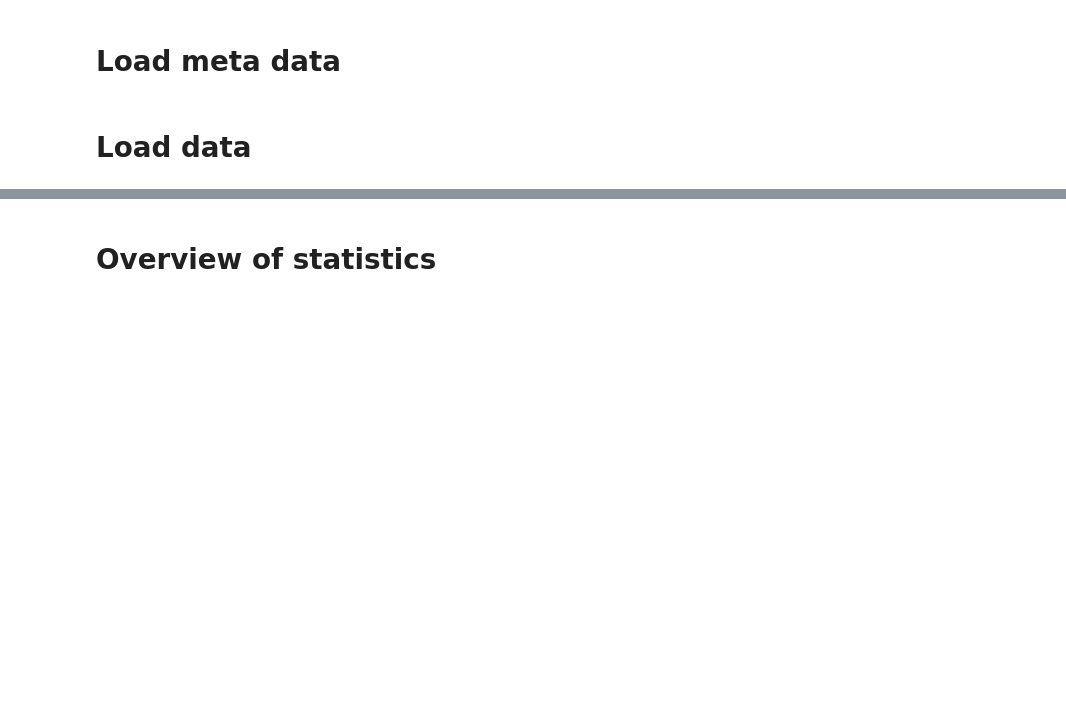
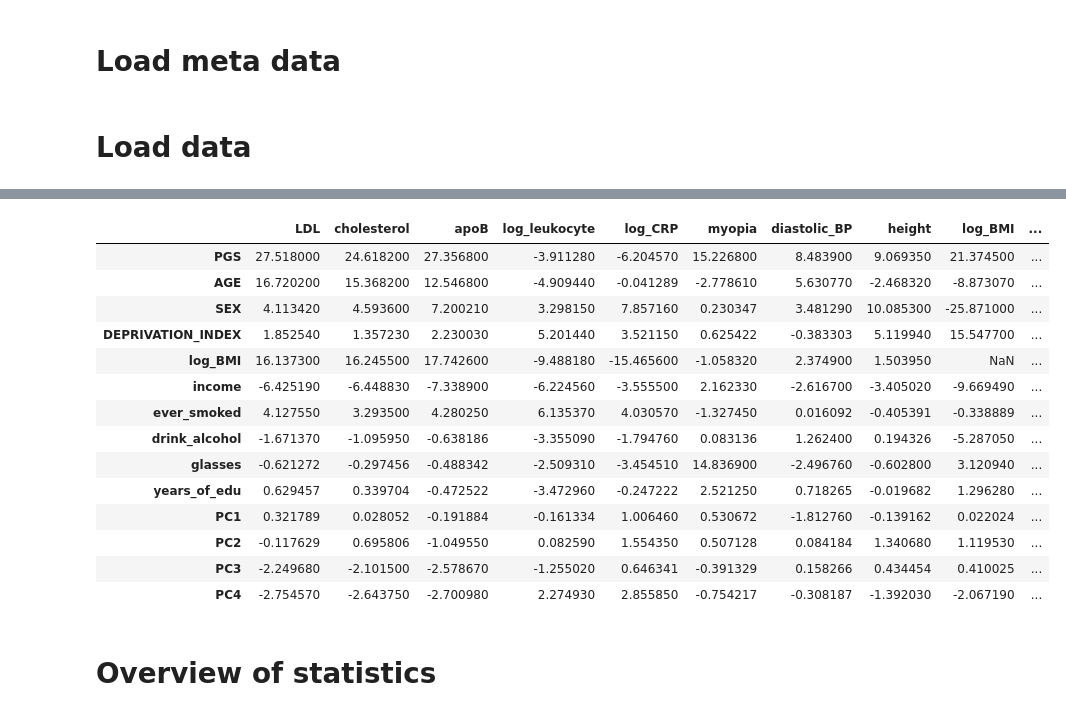
Before and after one commit to KangchengHou/calpred-manuscript, a Jupyter notebook: experiments/var-model/02-plot-overview.ipynb, the cells around one changed output, grey strips where cells are left out. Cells and saved outputs as stored; diff of their text form; code cells hidden in the pictures; blank space fills up the shorter version.

```diff
--- a/experiments/var-model/02-plot-overview.ipynb
+++ b/experiments/var-model/02-plot-overview.ipynb
@@ -63,6 +83,24 @@ for group in ["white", "other"]:
     dict_df_r2[group] = load_r2_result("../r2-diff/out/", group)[3].loc[
         :, MAIN_TRAIT_LIST
     ]
+# %%
+dict_df_sigma["joint", "white"]
+# %% [output]
+|  | LDL | cholesterol | apoB | log_leukocyte | log_CRP | myopia | diastolic_BP | height | log_BMI | ... |
+| PGS | 27.518000 | 24.618200 | 27.356800 | -3.911280 | -6.204570 | 15.226800 | 8.483900 | 9.069350 | 21.374500 | ... |
+| AGE | 16.720200 | 15.368200 | 12.546800 | -4.909440 | -0.041289 | -2.778610 | 5.630770 | -2.468320 | -8.873070 | ... |
+| SEX | 4.113420 | 4.593600 | 7.200210 | 3.298150 | 7.857160 | 0.230347 | 3.481290 | 10.085300 | -25.871000 | ... |
+| DEPRIVATION_INDEX | 1.852540 | 1.357230 | 2.230030 | 5.201440 | 3.521150 | 0.625422 | -0.383303 | 5.119940 | 15.547700 | ... |
+| log_BMI | 16.137300 | 16.245500 | 17.742600 | -9.488180 | -15.465600 | -1.058320 | 2.374900 | 1.503950 | NaN | ... |
+| income | -6.425190 | -6.448830 | -7.338900 | -6.224560 | -3.555500 | 2.162330 | -2.616700 | -3.405020 | -9.669490 | ... |
+| ever_smoked | 4.127550 | 3.293500 | 4.280250 | 6.135370 | 4.030570 | -1.327450 | 0.016092 | -0.405391 | -0.338889 | ... |
+| drink_alcohol | -1.671370 | -1.095950 | -0.638186 | -3.355090 | -1.794760 | 0.083136 | 1.262400 | 0.194326 | -5.287050 | ... |
+| glasses | -0.621272 | -0.297456 | -0.488342 | -2.509310 | -3.454510 | 14.836900 | -2.496760 | -0.602800 | 3.120940 | ... |
+| years_of_edu | 0.629457 | 0.339704 | -0.472522 | -3.472960 | -0.247222 | 2.521250 | 0.718265 | -0.019682 | 1.296280 | ... |
+| PC1 | 0.321789 | 0.028052 | -0.191884 | -0.161334 | 1.006460 | 0.530672 | -1.812760 | -0.139162 | 0.022024 | ... |
+| PC2 | -0.117629 | 0.695806 | -1.049550 | 0.082590 | 1.554350 | 0.507128 | 0.084184 | 1.340680 | 1.119530 | ... |
+| PC3 | -2.249680 | -2.101500 | -2.578670 | -1.255020 | 0.646341 | -0.391329 | 0.158266 | 0.434454 | 0.410025 | ... |
+| PC4 | -2.754570 | -2.643750 | -2.700980 | 2.274930 | 2.855850 | -0.754217 | -0.308187 | -1.392030 | -2.067190 | ... |
 # %% [markdown]
 # Overview of statistics
 # %% [markdown]
```
Also changed, not shown: parts of 2 cells of this notebook, 7 other files.
